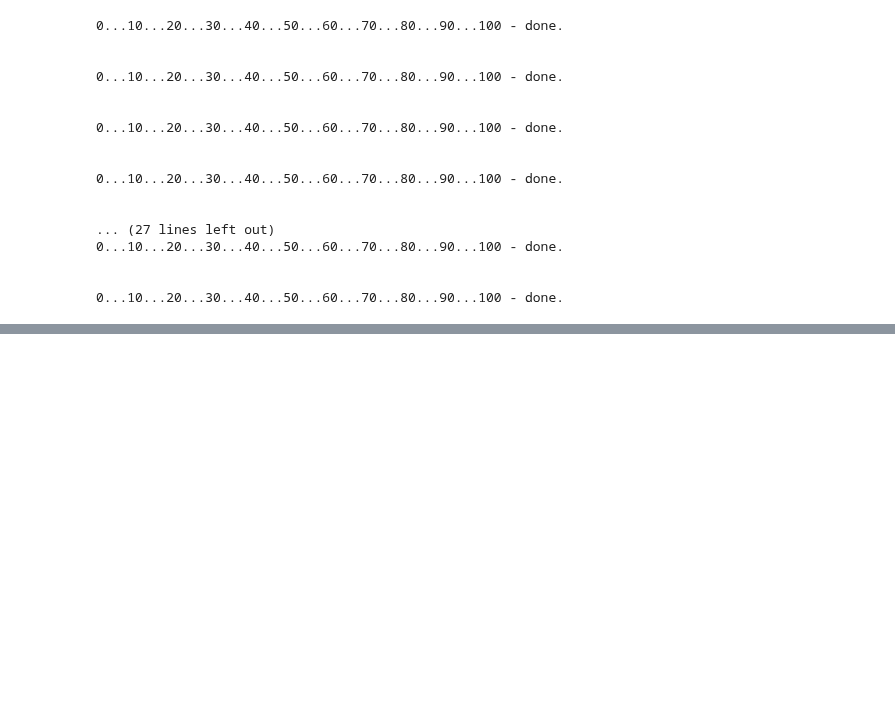
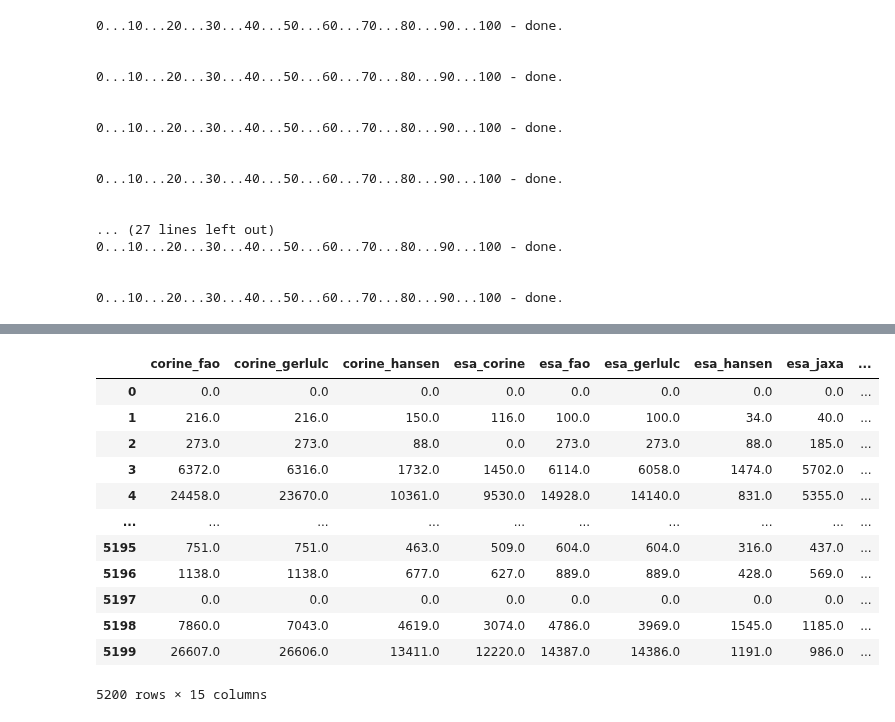
Before and after one commit to n-mo92/nm_forest_thesis, a Jupyter notebook: rq1_step3_comp.ipynb, the cells around one changed output, grey strips where cells are left out. Cells and saved outputs as stored; diff of their text form; code cells hidden in the pictures; blank space fills up the shorter version.

Commit message:
tree map df

```diff
--- a/rq1_step3_comp.ipynb
+++ b/rq1_step3_comp.ipynb
@@ -925,8 +925,8 @@ def combo_map_zonal_stats(shapefile, raster):
     return map_stats
 
 # Calculate the sum for each Natura 2000 geometry, for each combo map
-# EACH TAKES ABOUT 25 MIN!
-#corine_fao_FNF_natura_stats = combo_map_zonal_stats(natura, masked_combo_maps[0])
+# EACH TAKES ABOUT 290 MIN TOTAL!
+corine_fao_FNF_natura_stats = combo_map_zonal_stats(natura, masked_combo_maps[0])
 corine_gerlulc_FNF_natura_stats = combo_map_zonal_stats(natura, masked_combo_maps[1])
 corine_hansen_FNF_natura_stats = combo_map_zonal_stats(natura, masked_combo_maps[2])
 esa_corine_FNF_natura_stats = combo_map_zonal_stats(natura, masked_combo_maps[3])
@@ -985,3 +944,77 @@ tree_map_data
+# %%
+# Save the results into dataframes
+corine_fao_FNF_natura_stats = pd.DataFrame(corine_fao_FNF_natura_stats)
+corine_fao_FNF_natura_stats.columns = ["corine_fao"]
+
+corine_gerlulc_FNF_natura_stats = pd.DataFrame(corine_gerlulc_FNF_natura_stats)
+corine_gerlulc_FNF_natura_stats.columns = ["corine_gerlulc"]
+
+corine_hansen_FNF_natura_stats = pd.DataFrame(corine_hansen_FNF_natura_stats)
+corine_hansen_FNF_natura_stats.columns = ["corine_hansen"]
+
+esa_corine_FNF_natura_stats = pd.DataFrame(esa_corine_FNF_natura_stats)
+esa_corine_FNF_natura_stats.columns = ["esa_corine"]
+
+esa_fao_FNF_natura_stats = pd.DataFrame(esa_fao_FNF_natura_stats)
+esa_fao_FNF_natura_stats.columns = ["esa_fao"]
+
+esa_gerlulc_FNF_natura_stats = pd.DataFrame(esa_gerlulc_FNF_natura_stats)
+esa_gerlulc_FNF_natura_stats.columns = ["esa_gerlulc"]
+
+esa_hansen_FNF_natura_stats = pd.DataFrame(esa_hansen_FNF_natura_stats)
+esa_hansen_FNF_natura_stats.columns = ["esa_hansen"]
+
+esa_jaxa_FNF_natura_stats = pd.DataFrame(esa_jaxa_FNF_natura_stats)
+esa_jaxa_FNF_natura_stats.columns = ["esa_jaxa"]
+
+gerlulc_fao_FNF_natura_stats = pd.DataFrame(gerlulc_fao_FNF_natura_stats)
+gerlulc_fao_FNF_natura_stats.columns = ["gerlulc_fao"]
+
+gerlulc_hansen_FNF_natura_stats = pd.DataFrame(gerlulc_hansen_FNF_natura_stats)
+gerlulc_hansen_FNF_natura_stats.columns = ["gerlulc_hansen"]
+
+hansen_fao_FNF_natura_stats = pd.DataFrame(hansen_fao_FNF_natura_stats)
+hansen_fao_FNF_natura_stats.columns = ["hansen_fao"]
+
+jaxa_corine_FNF_natura_stats = pd.DataFrame(jaxa_corine_FNF_natura_stats)
+jaxa_corine_FNF_natura_stats.columns = ["jaxa_corine"]
+
+jaxa_fao_FNF_natura_stats = pd.DataFrame(jaxa_fao_FNF_natura_stats)
+jaxa_fao_FNF_natura_stats.columns = ["jaxa_fao"]
+
+jaxa_gerlulc_FNF_natura_stats = pd.DataFrame(jaxa_gerlulc_FNF_natura_stats)
+jaxa_gerlulc_FNF_natura_stats.columns = ["jaxa_gerlulc"]
+
+jaxa_hansen_FNF_natura_stats = pd.DataFrame(jaxa_hansen_FNF_natura_stats)
+jaxa_hansen_FNF_natura_stats.columns = ["jaxa_hansen"]
+
+
+# Combine dataframes into one master dataframe
+tree_map_data = pd.concat([corine_fao_FNF_natura_stats, corine_gerlulc_FNF_natura_stats,
+                           corine_hansen_FNF_natura_stats, esa_corine_FNF_natura_stats,
+                           esa_fao_FNF_natura_stats, esa_gerlulc_FNF_natura_stats,
+                           esa_hansen_FNF_natura_stats, esa_jaxa_FNF_natura_stats,
+                           gerlulc_fao_FNF_natura_stats, gerlulc_hansen_FNF_natura_stats,
+                           hansen_fao_FNF_natura_stats, jaxa_corine_FNF_natura_stats,
+                           jaxa_fao_FNF_natura_stats, jaxa_gerlulc_FNF_natura_stats,
+                           jaxa_hansen_FNF_natura_stats
+                           ], axis=1)
+
+tree_map_data
+# %% [output]
+|  | corine_fao | corine_gerlulc | corine_hansen | esa_corine | esa_fao | esa_gerlulc | esa_hansen | esa_jaxa | ... |
+| 0 | 0.0 | 0.0 | 0.0 | 0.0 | 0.0 | 0.0 | 0.0 | 0.0 | ... |
+| 1 | 216.0 | 216.0 | 150.0 | 116.0 | 100.0 | 100.0 | 34.0 | 40.0 | ... |
+| 2 | 273.0 | 273.0 | 88.0 | 0.0 | 273.0 | 273.0 | 88.0 | 185.0 | ... |
+| 3 | 6372.0 | 6316.0 | 1732.0 | 1450.0 | 6114.0 | 6058.0 | 1474.0 | 5702.0 | ... |
+| 4 | 24458.0 | 23670.0 | 10361.0 | 9530.0 | 14928.0 | 14140.0 | 831.0 | 5355.0 | ... |
+| ... | ... | ... | ... | ... | ... | ... | ... | ... | ... |
+| 5195 | 751.0 | 751.0 | 463.0 | 509.0 | 604.0 | 604.0 | 316.0 | 437.0 | ... |
+| 5196 | 1138.0 | 1138.0 | 677.0 | 627.0 | 889.0 | 889.0 | 428.0 | 569.0 | ... |
+| 5197 | 0.0 | 0.0 | 0.0 | 0.0 | 0.0 | 0.0 | 0.0 | 0.0 | ... |
+| 5198 | 7860.0 | 7043.0 | 4619.0 | 3074.0 | 4786.0 | 3969.0 | 1545.0 | 1185.0 | ... |
+| 5199 | 26607.0 | 26606.0 | 13411.0 | 12220.0 | 14387.0 | 14386.0 | 1191.0 | 986.0 | ... |
+5200 rows × 15 columns
 # %%
 # Save the geodataframe (so preceeding steps only need to be run once)
 pickle.dump(tree_map_data, open("./processing/tree_map_data.p", "wb"))
```
Also changed, not shown: parts of 2 cells of this notebook.
